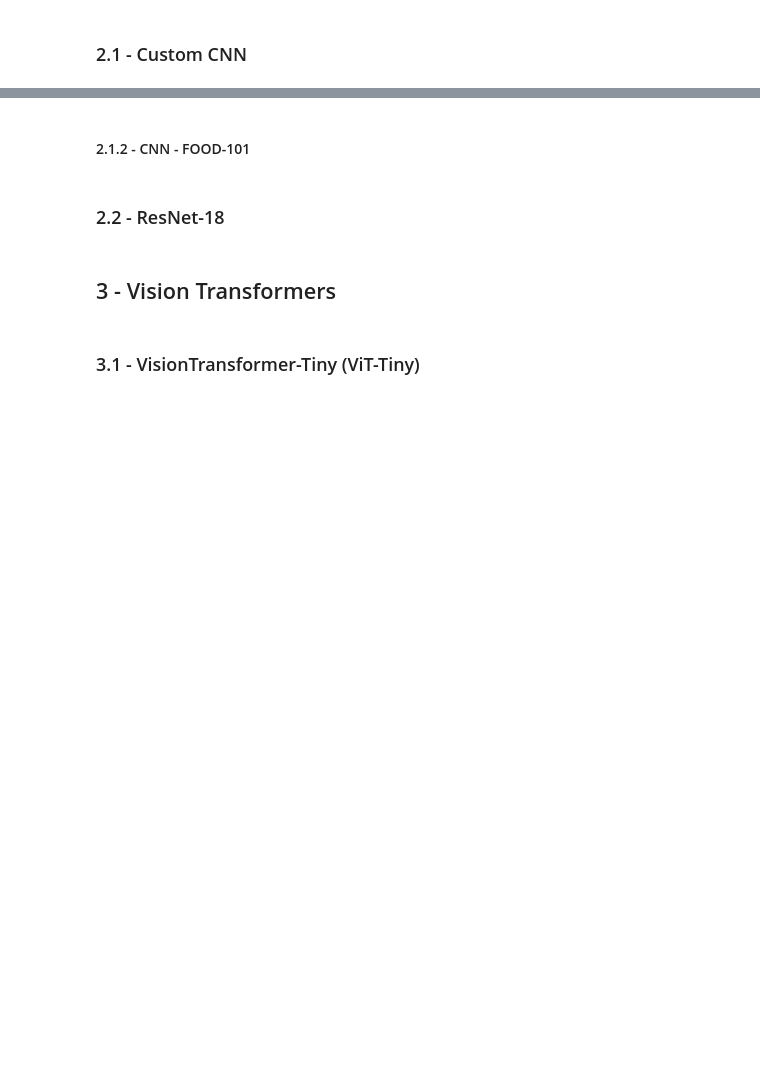
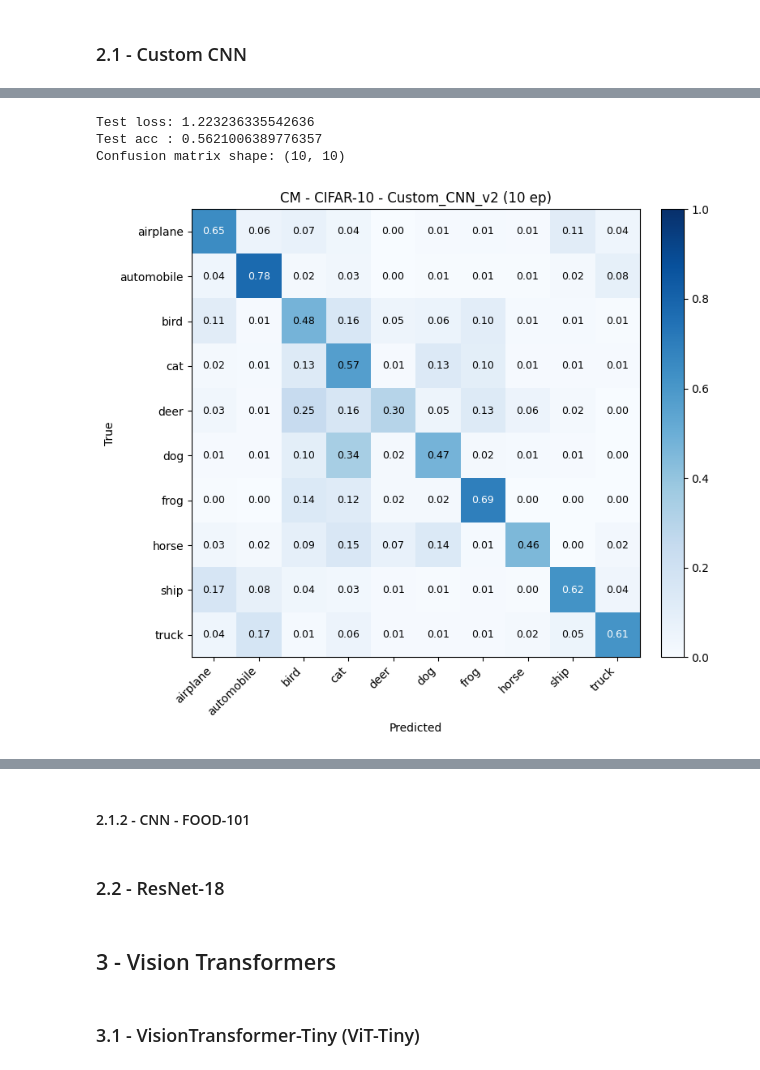
Before and after one commit to selim-ba/insa-hddl-group10, a Jupyter notebook: demo_project_3.ipynb, the cells around one changed output, grey strips where cells are left out. Drawn from its saved outputs; the diff is of its cells as text; code cells hidden in the pictures; blank space fills up the shorter version.

```diff
--- a/demo_project_3.ipynb
+++ b/demo_project_3.ipynb
@@ -380,0 +468,28 @@ Confusion matrix shape: (10, 10)
+# %%
+# Evaluate
+
+criterion = nn.CrossEntropyLoss()
+
+test_loss, test_acc, _, y_true, y_pred = evaluate(
+    model_cnn_cifar,
+    cifar_loaders["test"],
+    criterion,
+    device,
+    return_preds=True
+)
+
+cm = confusion_matrix(
+    y_true, y_pred,
+    labels=list(range(cifar_num_classes))
+)
+
+print("Test loss:", test_loss)
+print("Test acc :", test_acc)
+
+print("Confusion matrix shape:", cm.shape)  # should be (10, 10)
+plot_confusion_matrix(cm,cifar_class_names,title="CM - CIFAR-10 - Custom_CNN_v2 (10 ep)")
+# %% [output]
+Test loss: 1.223236335542636
+Test acc : 0.5621006389776357
+Confusion matrix shape: (10, 10)
+[figure, added]
```
Also changed, not shown: parts of 15 cells of this notebook, 3 other files.
